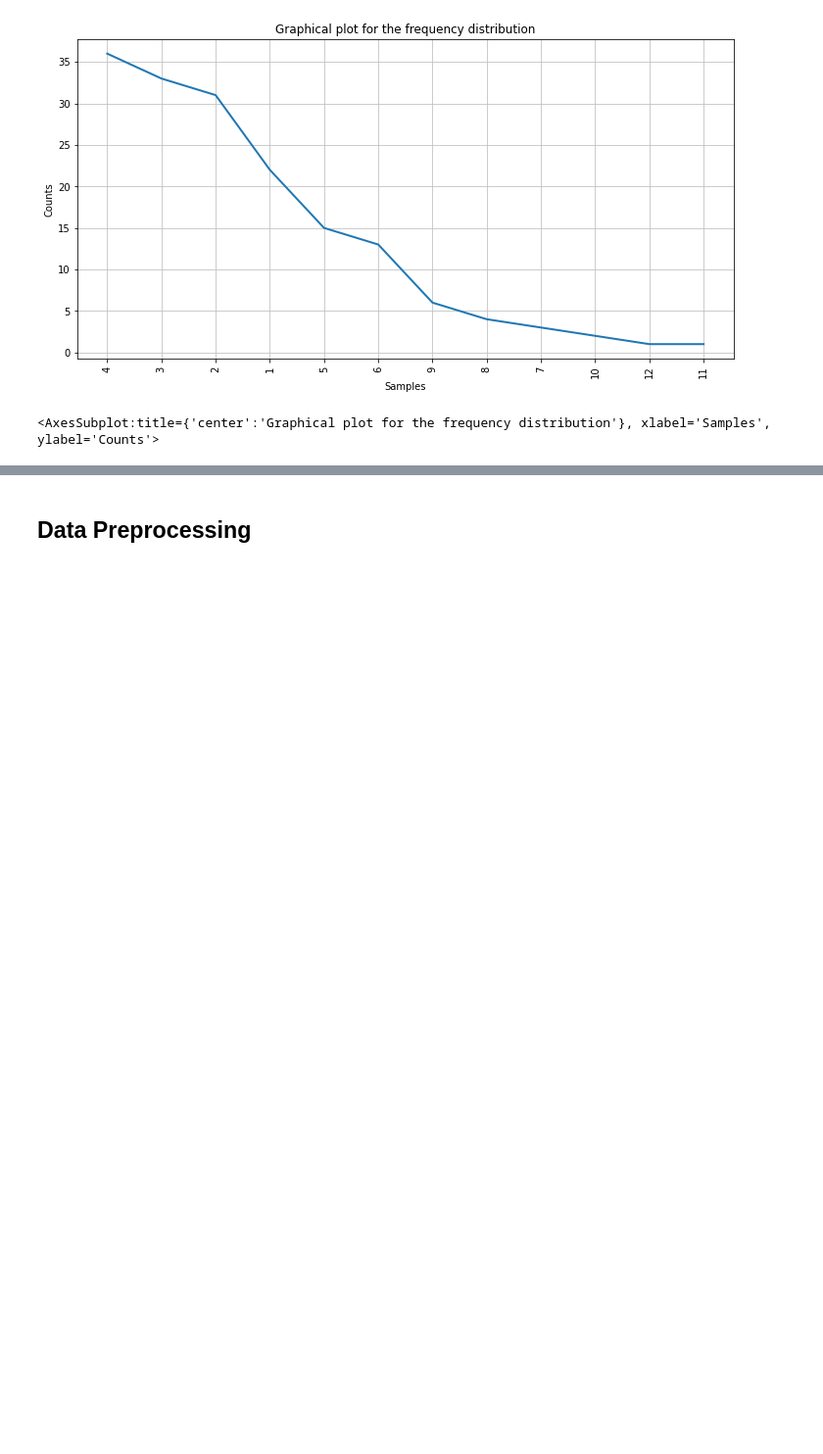
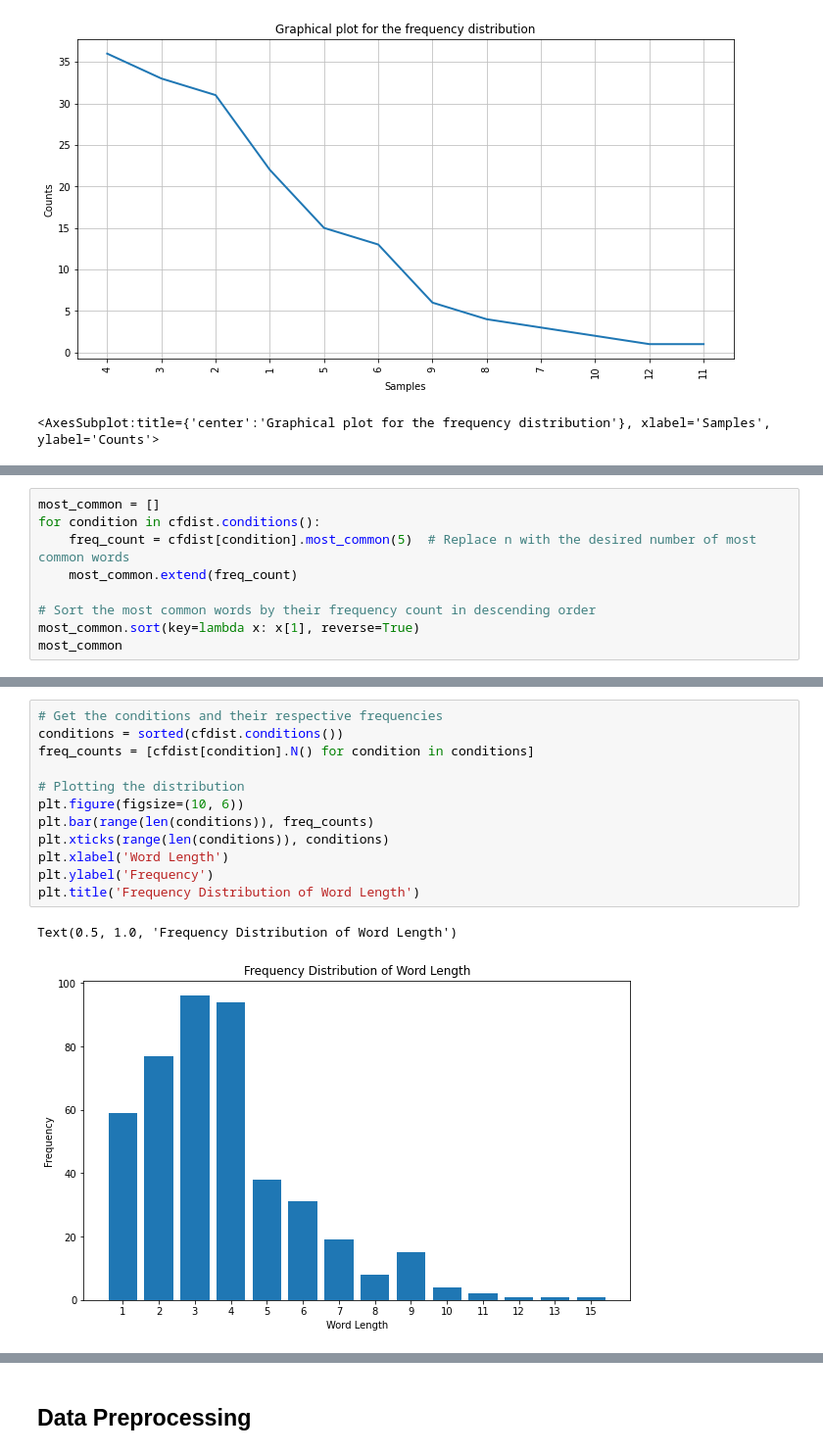
Before and after one commit to JuliaWieczorek/SupportSystem, a Jupyter notebook: SupportSystem.ipynb, the cells around one changed output, grey strips where cells are left out. Shown at 98% size. Saved outputs shown, nothing was run; the diff lists cells and outputs as text; blank space fills up the shorter version.

```diff
--- a/SupportSystem.ipynb
+++ b/SupportSystem.ipynb
@@ -383,0 +405,9 @@ fdist.plot(50)
+# %%
+most_common = []
+for condition in cfdist.conditions():
+    freq_count = cfdist[condition].most_common(5)  # Replace n with the desired number of most common words
+    most_common.extend(freq_count)
+
+# Sort the most common words by their frequency count in descending order
+most_common.sort(key=lambda x: x[1], reverse=True)
+most_common
@@ -383,0 +460,15 @@ fdist.plot(50)
+# %%
+# Get the conditions and their respective frequencies
+conditions = sorted(cfdist.conditions())
+freq_counts = [cfdist[condition].N() for condition in conditions]
+
+# Plotting the distribution
+plt.figure(figsize=(10, 6))
+plt.bar(range(len(conditions)), freq_counts)
+plt.xticks(range(len(conditions)), conditions)
+plt.xlabel('Word Length')
+plt.ylabel('Frequency')
+plt.title('Frequency Distribution of Word Length')
+# %% [output]
+Text(0.5, 1.0, 'Frequency Distribution of Word Length')
+[figure, added]
```
Also changed, not shown: parts of 17 cells of this notebook, 1 other file.
